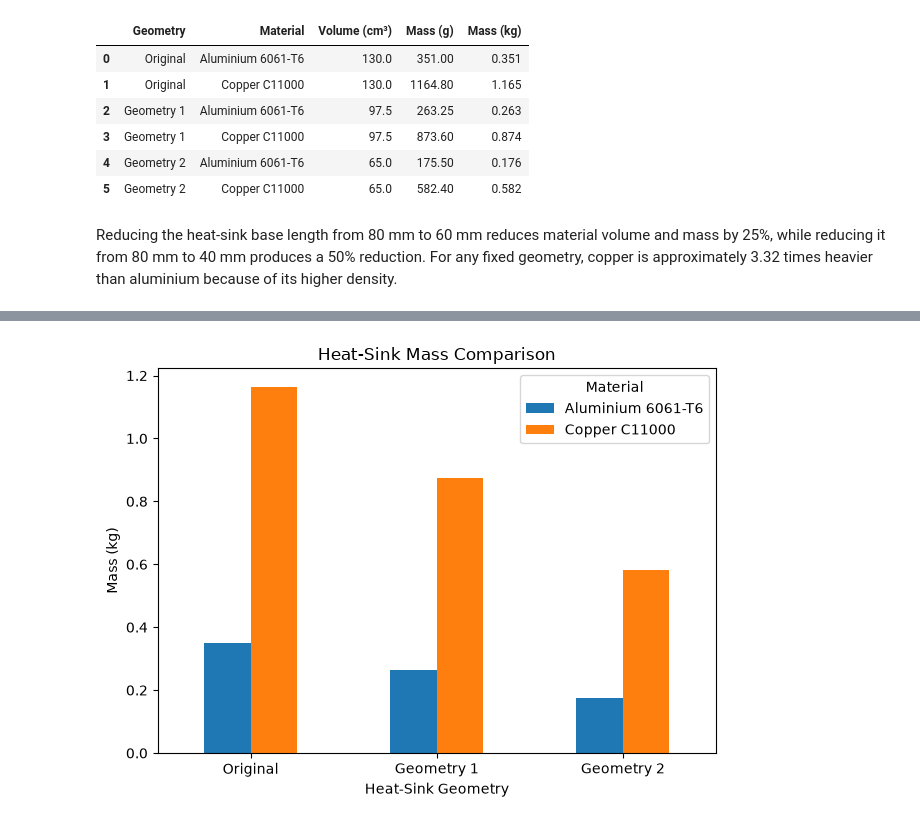
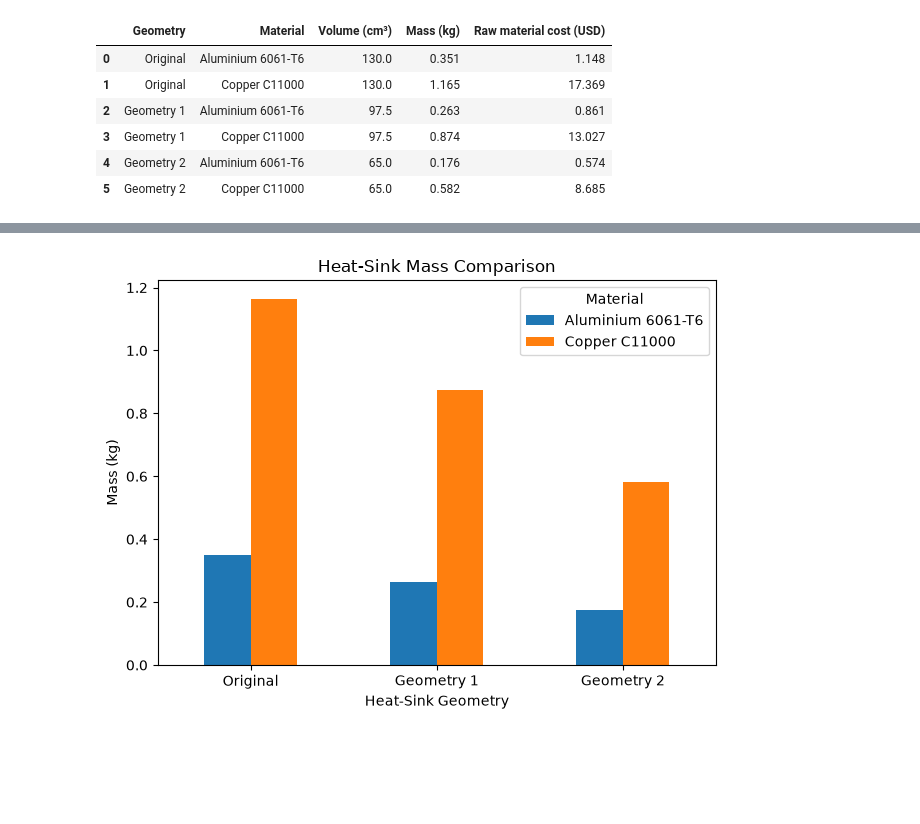
Before and after one commit to jaeheewritescode/mosfet-thermal-simulation, a Jupyter notebook: materials/material_eee.ipynb, the cells around one changed output, grey strips where cells are left out. Cells and saved outputs as stored; diff of their text form; code cells hidden in the pictures; blank space fills up the shorter version.

```diff
--- a/materials/material_eee.ipynb
+++ b/materials/material_eee.ipynb
@@ -1,74 +17,47 @@
 # %%
 import pandas as pd
+import matplotlib.pyplot as plt
 
-# Geometry
+# Dimensions (mm)
 fin_width_mm = 5.5
 fin_height_mm = 50
 fin_length_mm = 50
 base_width_mm = 50
 base_thickness_mm = 5
 
 geometries = {
     "Original": {"base_length_mm": 80, "n_fins": 8},
     "Geometry 1": {"base_length_mm": 60, "n_fins": 6},
-    "Geometry 2": {"base_length_mm": 40, "n_fins": 4}
+    "Geometry 2": {"base_length_mm": 40, "n_fins": 4},
 }
 
-# Material properties
 materials = {
-    "Aluminium 6061-T6": {
-        "density_g_cm3": 2.70
-    },
-    "Copper C11000": {
-        "density_g_cm3": 8.96
-    }
+    "Aluminium 6061-T6": {"density_g_cm3": 2.70, "raw_price_usd_kg": 3.270},
+    "Copper C11000": {"density_g_cm3": 8.96, "raw_price_usd_kg": 14.912},
 }
 
 fin_volume_mm3 = fin_width_mm * fin_height_mm * fin_length_mm
-
 rows = []
-
-for geometry, values in geometries.items():
-
-    base_volume_mm3 = (
-        values["base_length_mm"]
-        * base_width_mm
-        * base_thickness_mm
-    )
-
-    total_fin_volume_mm3 = (
-        values["n_fins"] * fin_volume_mm3
-    )
-
-    total_volume_cm3 = (
-        base_volume_mm3 + total_fin_volume_mm3
-    ) / 1000
-
-    for material, props in materials.items():
-
-        mass_g = (
-            total_volume_cm3
-            * props["density_g_cm3"]
-        )
-
+for geometry, g in geometries.items():
+    base_volume_mm3 = g["base_length_mm"] * base_width_mm * base_thickness_mm
+    total_volume_cm3 = (base_volume_mm3 + g["n_fins"] * fin_volume_mm3) / 1000
+    for material, m in materials.items():
+        mass_kg = total_volume_cm3 * m["density_g_cm3"] / 1000
         rows.append({
             "Geometry": geometry,
             "Material": material,
             "Volume (cm³)": total_volume_cm3,
-            "Mass (g)": mass_g,
-            "Mass (kg)": mass_g / 1000
+            "Mass (kg)": mass_kg,
+            "Raw material cost (USD)": mass_kg * m["raw_price_usd_kg"],
         })
 
 mass_results = pd.DataFrame(rows)
-
 mass_results.round(3)
 # %% [output]
-|  | Geometry | Material | Volume (cm³) | Mass (g) | Mass (kg) |
-| 0 | Original | Aluminium 6061-T6 | 130.0 | 351.00 | 0.351 |
-| 1 | Original | Copper C11000 | 130.0 | 1164.80 | 1.165 |
-| 2 | Geometry 1 | Aluminium 6061-T6 | 97.5 | 263.25 | 0.263 |
-| 3 | Geometry 1 | Copper C11000 | 97.5 | 873.60 | 0.874 |
-| 4 | Geometry 2 | Aluminium 6061-T6 | 65.0 | 175.50 | 0.176 |
-| 5 | Geometry 2 | Copper C11000 | 65.0 | 582.40 | 0.582 |
+|  | Geometry | Material | Volume (cm³) | Mass (kg) | Raw material cost (USD) |
+| 0 | Original | Aluminium 6061-T6 | 130.0 | 0.351 | 1.148 |
+| 1 | Original | Copper C11000 | 130.0 | 1.165 | 17.369 |
+| 2 | Geometry 1 | Aluminium 6061-T6 | 97.5 | 0.263 | 0.861 |
+| 3 | Geometry 1 | Copper C11000 | 97.5 | 0.874 | 13.027 |
+| 4 | Geometry 2 | Aluminium 6061-T6 | 65.0 | 0.176 | 0.574 |
+| 5 | Geometry 2 | Copper C11000 | 65.0 | 0.582 | 8.685 |
-# %% [markdown]
-Reducing the heat-sink base length from 80 mm to 60 mm reduces material volume and mass by 25%, while reducing it from 80 mm to 40 mm produces a 50% reduction. For any fixed geometry, copper is approximately 3.32 times heavier than aluminium because of its higher density.
```
Also changed, not shown: parts of 15 cells of this notebook, 2 other files.
